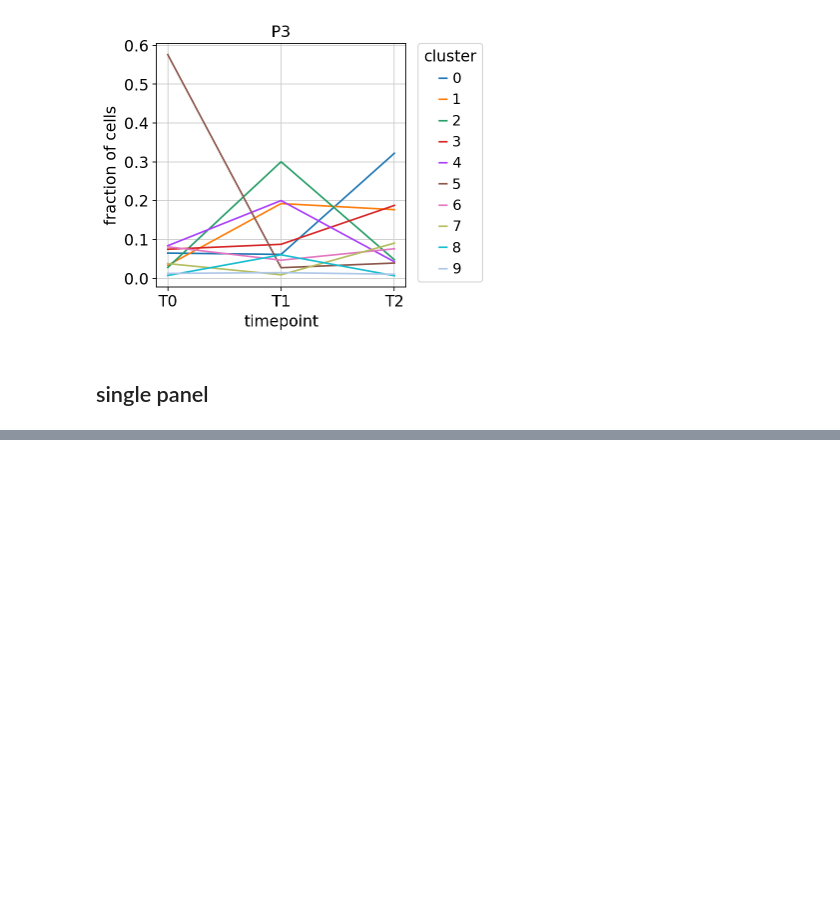
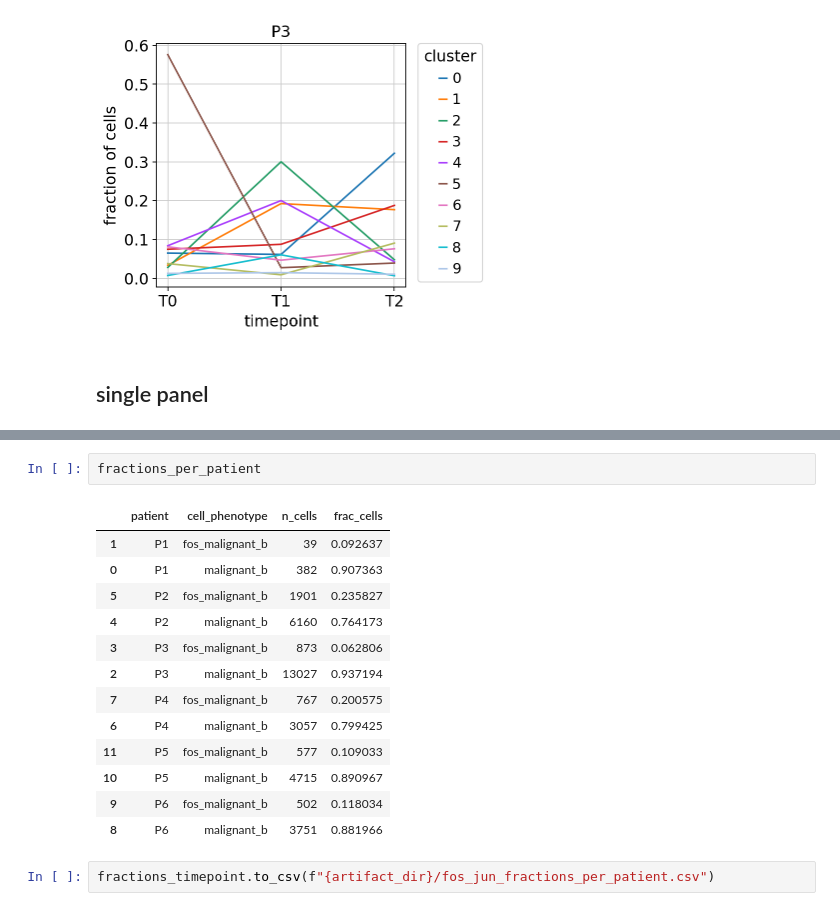
Before and after one commit to icbi-lab/hcl_atlas, a Jupyter notebook: analyses/70_downstream_analysis/72_cluster_analysis.ipynb, the cells around one changed output, grey strips where cells are left out. Saved outputs shown, nothing was run; the diff lists cells and outputs as text; blank space fills up the shorter version.

```diff
--- a/analyses/70_downstream_analysis/72_cluster_analysis.ipynb
+++ b/analyses/70_downstream_analysis/72_cluster_analysis.ipynb
@@ -59,0 +111,18 @@ Name: cell_phenotype, dtype: int64
+# %%
+fractions_per_patient
+# %% [output]
+|  | patient | cell_phenotype | n_cells | frac_cells |
+| 1 | P1 | fos_malignant_b | 39 | 0.092637 |
+| 0 | P1 | malignant_b | 382 | 0.907363 |
+| 5 | P2 | fos_malignant_b | 1901 | 0.235827 |
+| 4 | P2 | malignant_b | 6160 | 0.764173 |
+| 3 | P3 | fos_malignant_b | 873 | 0.062806 |
+| 2 | P3 | malignant_b | 13027 | 0.937194 |
+| 7 | P4 | fos_malignant_b | 767 | 0.200575 |
+| 6 | P4 | malignant_b | 3057 | 0.799425 |
+| 11 | P5 | fos_malignant_b | 577 | 0.109033 |
+| 10 | P5 | malignant_b | 4715 | 0.890967 |
+| 9 | P6 | fos_malignant_b | 502 | 0.118034 |
+| 8 | P6 | malignant_b | 3751 | 0.881966 |
+# %%
+fractions_timepoint.to_csv(f"{artifact_dir}/fos_jun_fractions_per_patient.csv")
```
Also changed, not shown: parts of 7 cells of this notebook, 3 other files.
